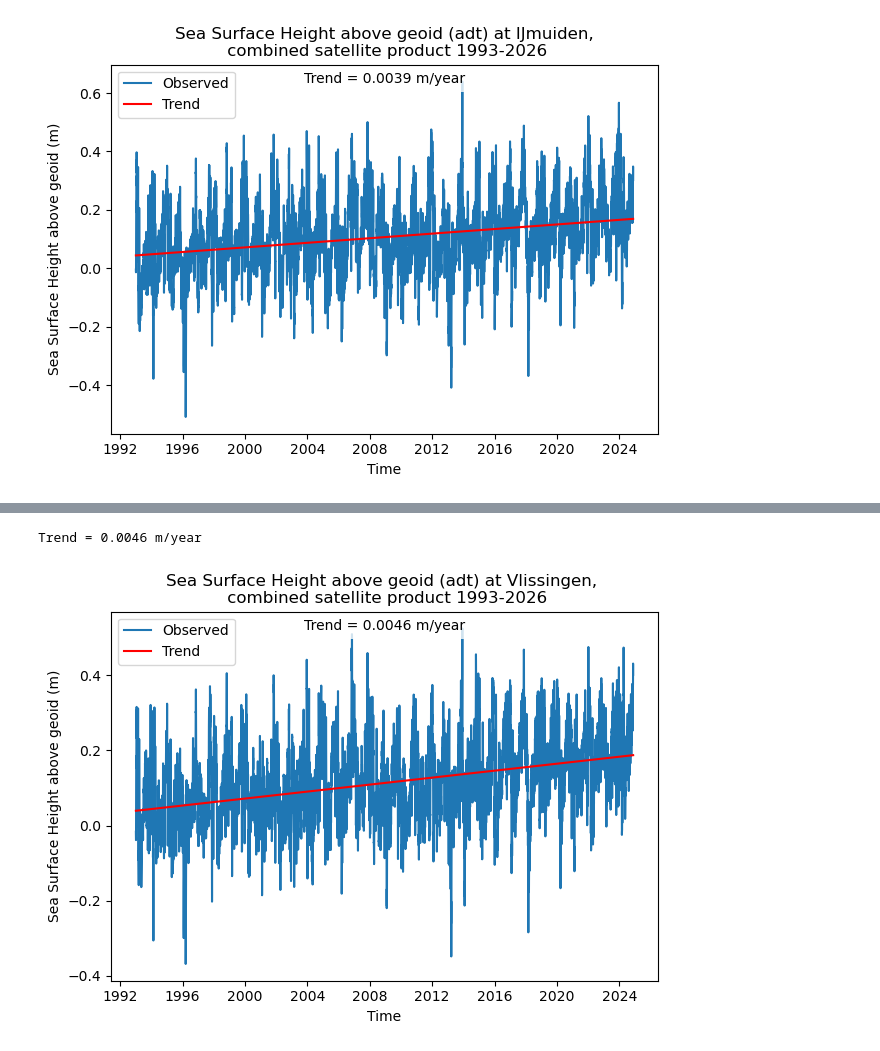
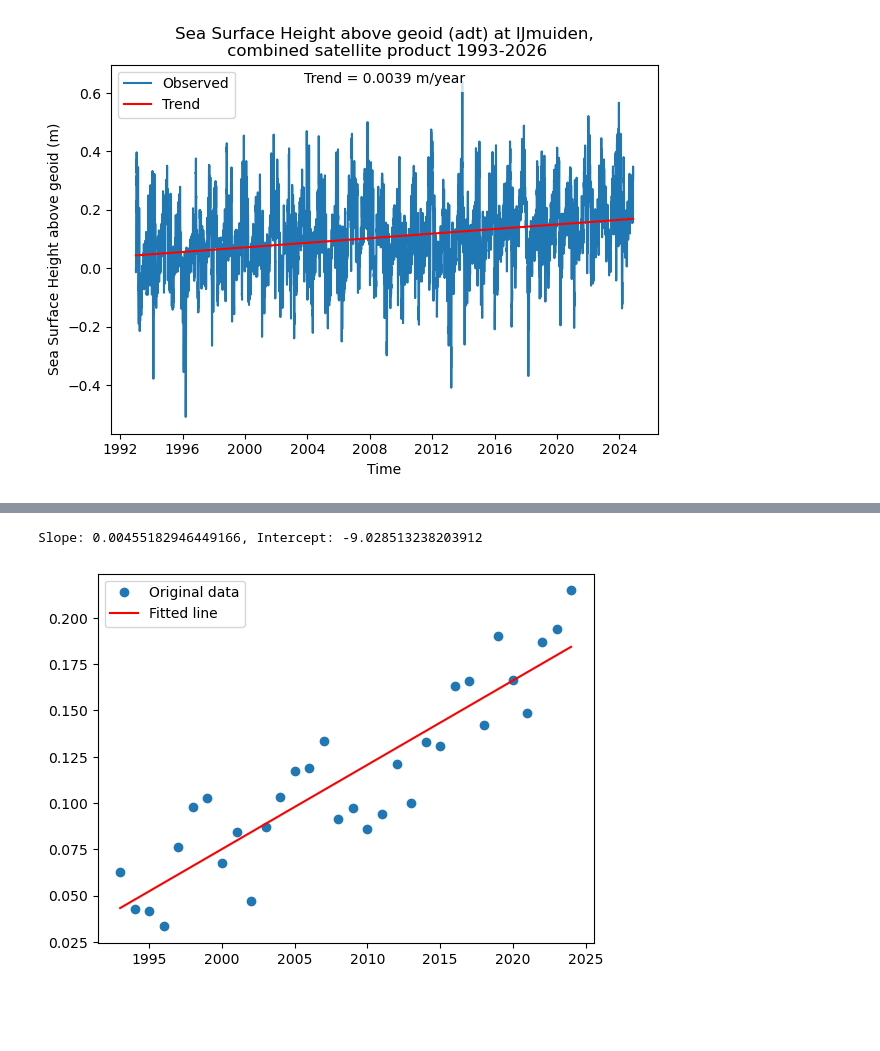
Before and after one commit to Deltares-research/sealevelmonitor, a Jupyter notebook: validation/satelllite/check_satellite_data.ipynb, the cells around one changed output, grey strips where cells are left out. Cells and saved outputs as stored; diff of their text form; code cells hidden in the pictures; blank space fills up the shorter version.

Commit message:
yearly average satellite data

```diff
--- a/validation/satelllite/check_satellite_data.ipynb
+++ b/validation/satelllite/check_satellite_data.ipynb
@@ -60,32 +110,19 @@ df = pd.read_csv(csv,comment="#")
 # %%
-df = df.rename(columns={'adt':'value'})
-df['time'] = pd.to_datetime(df['time'], format='%Y-%m-%dT%H:%M:%S.%fZ')
+dfv_yearly = dfv.groupby(dfv['time'].dt.year).mean()
 
-x = (df['time'] - df['time'].iloc[0]).dt.days / 365.25 # years since start
-y = df["value"]
+x = dfv_yearly.index
+y = dfv_yearly['value']
+result = linregress(x, y)
+slope = result.slope
+intercept = result.intercept
+print(f"Slope: {slope}, Intercept: {intercept}")
 
-result = linregress(x, y)
-print(f"Trend = {result.slope:.4f} m/year")
-
-trend = result.intercept + result.slope * x
-
-plt.plot(df['time'], y)
-plt.plot(df['time'], trend, color="red")
-plt.title("Sea Surface Height above geoid (adt) at Vlissingen, \n combined satellite product 1993-2026")
-plt.xlabel("Time")
-plt.ylabel("Sea Surface Height above geoid (m)")
-plt.legend(["Observed", "Trend"])
-plt.text(
-    0.5, 0.98,
-    f"Trend = {result.slope:.4f} m/year",
-    transform=plt.gca().transAxes,
-    ha="center",
-    va="top",
-    bbox=dict(facecolor="white", alpha=0.8, edgecolor="none")
-)
-plt.tight_layout()
-plt.savefig(output_dir / "sea_surface_height_trend_vlissingen.png", dpi=300)
+# Plot the regression line
+import matplotlib.pyplot as plt
+plt.plot(x, y, 'o', label='Original data')
+plt.plot(x, slope*x + intercept, 'r', label='Fitted line')
+plt.legend()
 plt.show()
 # %% [output]
-Trend = 0.0046 m/year
+Slope: 0.00455182946449166, Intercept: -9.028513238203912
-[figure, old version]
+[figure, new version]
```
Also changed, not shown: parts of 2 cells of this notebook, 1 other file.
